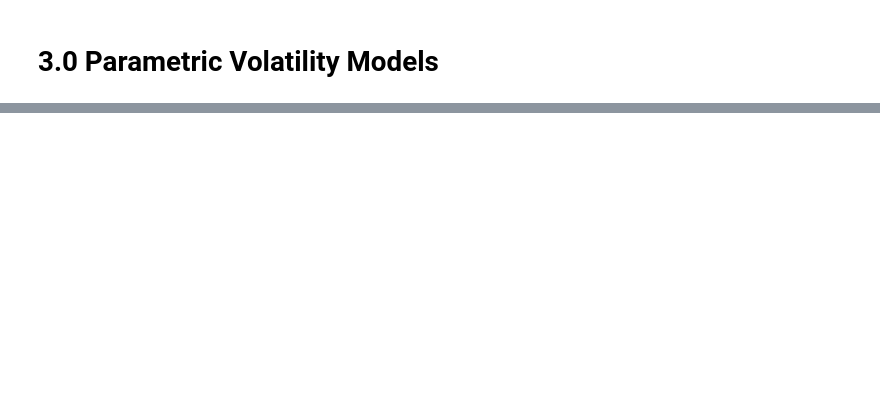
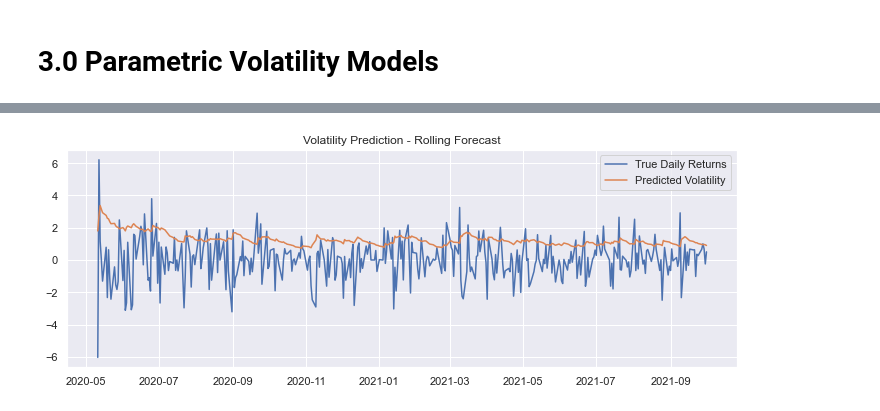
Before and after one commit to joaovictordesouzaduarte/volatility, a Jupyter notebook: notebooks/volatility.ipynb, the cells around one changed output, grey strips where cells are left out. Drawn from its saved outputs; the diff is of its cells as text; code cells hidden in the pictures; blank space fills up the shorter version.

```diff
--- a/notebooks/volatility.ipynb
+++ b/notebooks/volatility.ipynb
@@ -179,0 +276,9 @@ Critical Values:
+# %%
+plt.figure(figsize=(12,4))
+plt.plot(df3['Return'][-365:])
+plt.plot(rolling_predictions)
+plt.title('Volatility Prediction - Rolling Forecast')
+plt.legend(['True Daily Returns', 'Predicted Volatility'])
+plt.show()
+# %% [output]
+[figure, added]
```
Also changed, not shown: parts of 18 cells of this notebook.
